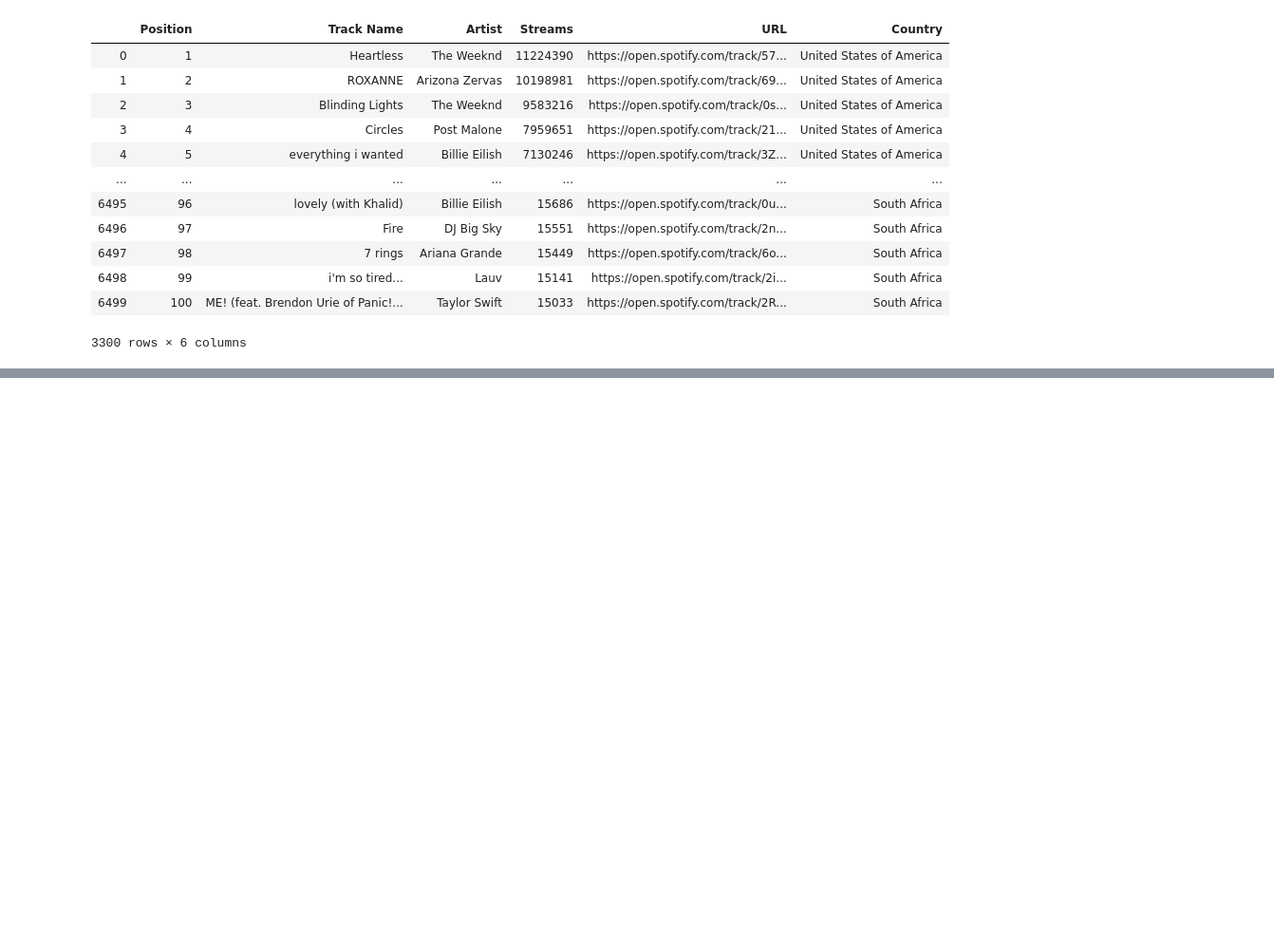
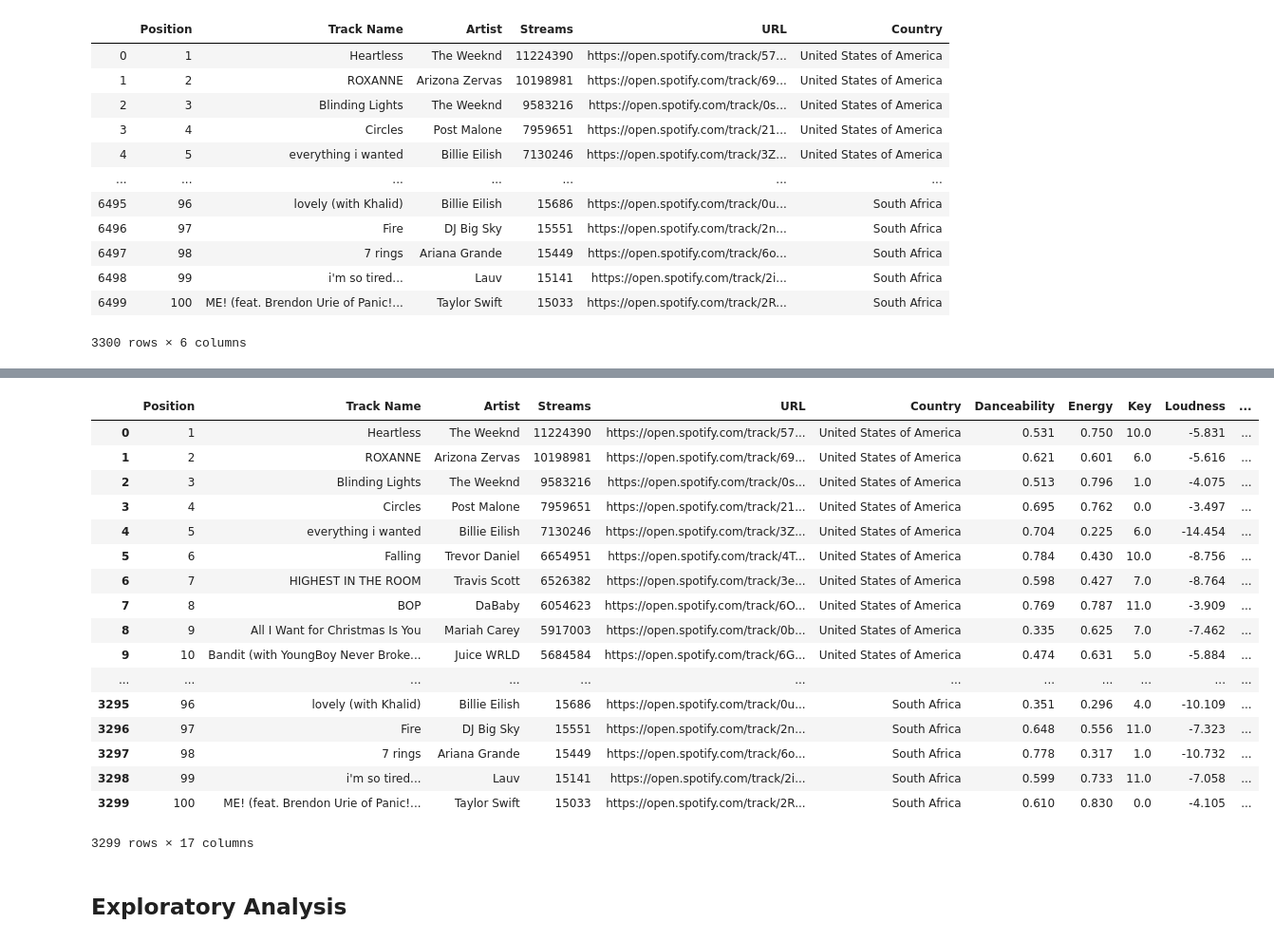
Before and after one commit to catherinelau98/catherinelau98.github.io, a Jupyter notebook: spotify_analysis.ipynb, the cells around one changed output, grey strips where cells are left out. Shown at 95% size. Cells and saved outputs as stored; diff of their text form; code cells hidden in the pictures; blank space fills up the shorter version.

```diff
--- a/spotify_analysis.ipynb
+++ b/spotify_analysis.ipynb
@@ -140,2 +167,28 @@ data = data.dropna()
+# %%
+data = pd.read_csv("full-regional2.csv", encoding = "ISO-8859-1")
+
+data = data.dropna()
+data
+# %% [output]
+|  | Position | Track Name | Artist | Streams | URL | Country | Danceability | Energy | Key | Loudness | ... |
+| 0 | 1 | Heartless | The Weeknd | 11224390 | https://open.spotify.com/track/57... | United States of America | 0.531 | 0.750 | 10.0 | -5.831 | ... |
+| 1 | 2 | ROXANNE | Arizona Zervas | 10198981 | https://open.spotify.com/track/69... | United States of America | 0.621 | 0.601 | 6.0 | -5.616 | ... |
+| 2 | 3 | Blinding Lights | The Weeknd | 9583216 | https://open.spotify.com/track/0s... | United States of America | 0.513 | 0.796 | 1.0 | -4.075 | ... |
+| 3 | 4 | Circles | Post Malone | 7959651 | https://open.spotify.com/track/21... | United States of America | 0.695 | 0.762 | 0.0 | -3.497 | ... |
+| 4 | 5 | everything i wanted | Billie Eilish | 7130246 | https://open.spotify.com/track/3Z... | United States of America | 0.704 | 0.225 | 6.0 | -14.454 | ... |
+| 5 | 6 | Falling | Trevor Daniel | 6654951 | https://open.spotify.com/track/4T... | United States of America | 0.784 | 0.430 | 10.0 | -8.756 | ... |
+| 6 | 7 | HIGHEST IN THE ROOM | Travis Scott | 6526382 | https://open.spotify.com/track/3e... | United States of America | 0.598 | 0.427 | 7.0 | -8.764 | ... |
+| 7 | 8 | BOP | DaBaby | 6054623 | https://open.spotify.com/track/6O... | United States of America | 0.769 | 0.787 | 11.0 | -3.909 | ... |
+| 8 | 9 | All I Want for Christmas Is You | Mariah Carey | 5917003 | https://open.spotify.com/track/0b... | United States of America | 0.335 | 0.625 | 7.0 | -7.462 | ... |
+| 9 | 10 | Bandit (with YoungBoy Never Broke... | Juice WRLD | 5684584 | https://open.spotify.com/track/6G... | United States of America | 0.474 | 0.631 | 5.0 | -5.884 | ... |
+| ... | ... | ... | ... | ... | ... | ... | ... | ... | ... | ... | ... |
+| 3295 | 96 | lovely (with Khalid) | Billie Eilish | 15686 | https://open.spotify.com/track/0u... | South Africa | 0.351 | 0.296 | 4.0 | -10.109 | ... |
+| 3296 | 97 | Fire | DJ Big Sky | 15551 | https://open.spotify.com/track/2n... | South Africa | 0.648 | 0.556 | 11.0 | -7.323 | ... |
+| 3297 | 98 | 7 rings | Ariana Grande | 15449 | https://open.spotify.com/track/6o... | South Africa | 0.778 | 0.317 | 1.0 | -10.732 | ... |
+| 3298 | 99 | i'm so tired... | Lauv | 15141 | https://open.spotify.com/track/2i... | South Africa | 0.599 | 0.733 | 11.0 | -7.058 | ... |
+| 3299 | 100 | ME! (feat. Brendon Urie of Panic!... | Taylor Swift | 15033 | https://open.spotify.com/track/2R... | South Africa | 0.610 | 0.830 | 0.0 | -4.105 | ... |
+3299 rows × 17 columns
+# %% [markdown]
+## Exploratory Analysis
 # %%
 #number of streams per country (folium map/heat map)
```
Also changed, not shown: parts of 40 cells of this notebook.
